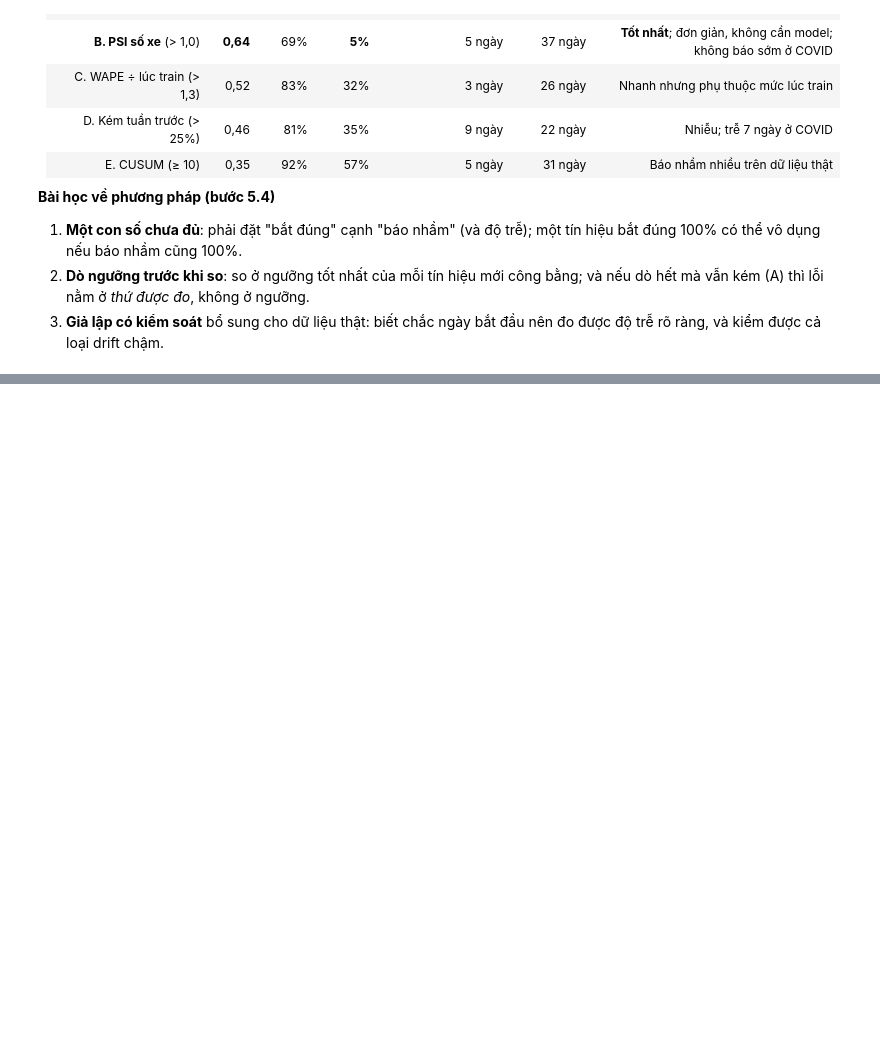
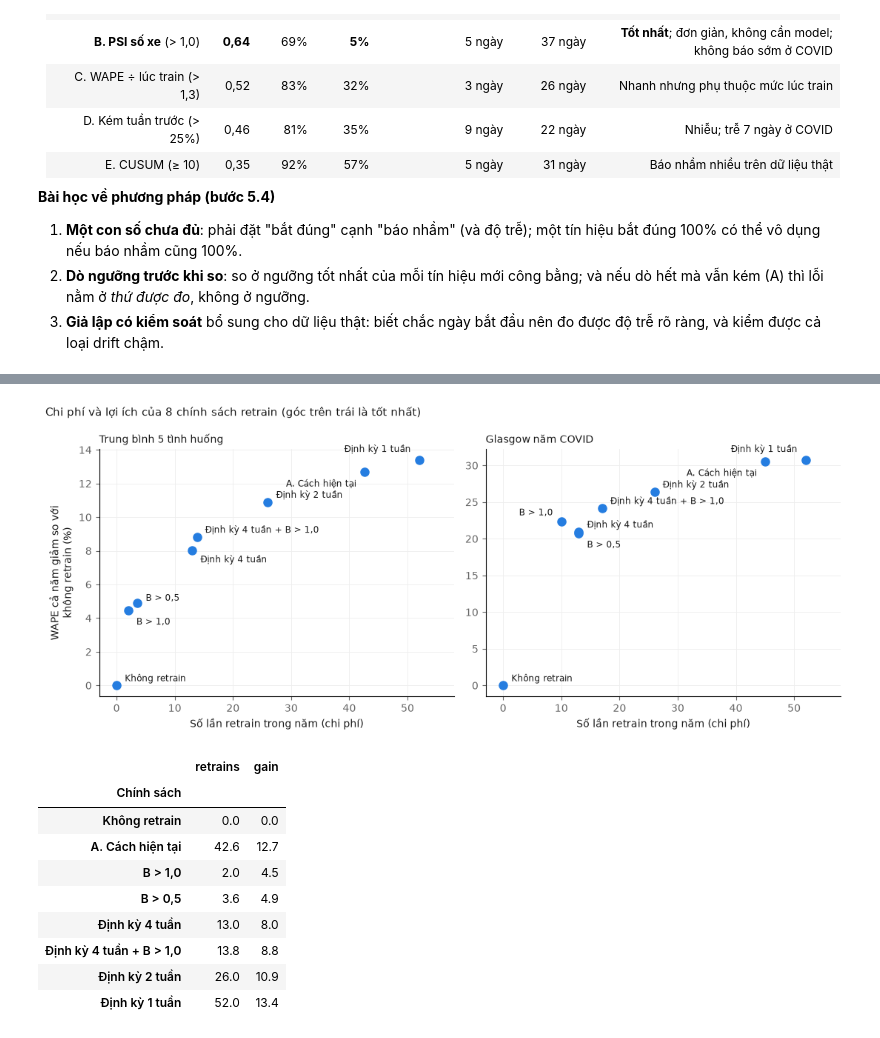
Before and after one commit to Phuctt205dev/adaptive-mlops-traffic-forecast-self-research-NT114.Q21, a Jupyter notebook: experiments/notebooks/E3-drift-retrain.ipynb, the cells around one changed output, grey strips where cells are left out. Cells and saved outputs as stored; diff of their text form; code cells hidden in the pictures; blank space fills up the shorter version.

Commit message:
docs: add E3 step 5.5 and report (retrain policy simulation, recommendation: scheduled retrain plus traffic PSI)

```diff
--- a/experiments/notebooks/E3-drift-retrain.ipynb
+++ b/experiments/notebooks/E3-drift-retrain.ipynb
@@ -829,0 +851,20 @@ syn.pivot_table(index=["Tín hiệu", "Ngưỡng"], columns="Giả lập", value
+# %%
+RULES = {"B > 1,0": lambda d: d.B_value > 1.0,
+         "B > 0,5": lambda d: d.B_value > 0.5,
+         "B > 1,0 hoặc C > 3": lambda d: (d.B_value > 1.0) | (d.C_value > 3),
+         "B > 1,0 hoặc C > 2": lambda d: (d.B_value > 1.0) | (d.C_value > 2),
+         "B > 1,0 hoặc C > 1,5": lambda d: (d.B_value > 1.0) | (d.C_value > 1.5),
+         "B > 0,2 và C > 1,3": lambda d: (d.B_value > 0.2) & (d.C_value > 1.3),
+         "B > 1,0 hoặc (B > 0,2 và C > 1,5)": lambda d: (d.B_value > 1.0) | ((d.B_value > 0.2) & (d.C_value > 1.5))}
+rows = []
+for rule, f in RULES.items():
+    tp = fp = fn = tn = 0
+    for name in REAL:
+        truth = truths[name]
+        alarm = f(sigs[name].reindex(truth.index)).fillna(False).astype(bool)
+        need = truth.needs_retrain
+        tp += int((alarm & need).sum()); fp += int((alarm & ~need).sum())
+        fn += int((~alarm & need).sum()); tn += int((~alarm & ~need).sum())
+    rows.append({"Quy tắc": rule, "Bắt đúng (%)": 100 * tp / (tp + fn), "Báo nhầm (%)": 100 * fp / (fp + tn),
+                 "Điểm J": tp / (tp + fn) - fp / (fp + tn)})
+pd.DataFrame(rows).set_index("Quy tắc").round(2)
@@ -829,0 +956,37 @@ syn.pivot_table(index=["Tín hiệu", "Ngưỡng"], columns="Giả lập", value
+# %%
+summary = policies.groupby("Chính sách", sort=False).agg(
+    retrains=("Số lần retrain", "mean"), gain=("Giảm so với không retrain (%)", "mean"))
+covid = policies[policies["Tình huống"] == "Glasgow COVID"].set_index("Chính sách")
+fig, axes = plt.subplots(1, 2, figsize=(11, 4.6), sharex=True)
+# Vị trí nhãn (dx, dy, căn lề) đặt riêng cho từng điểm để không chồng nhau.
+OFFSETS = [{"B > 1,0": (8, -14, "left"), "B > 0,5": (8, 2, "left"), "Định kỳ 4 tuần": (8, -12, "left"),
+            "A. Cách hiện tại": (-8, -14, "right"), "Định kỳ 1 tuần": (-8, 8, "right")},
+           {"B > 1,0": (-8, 6, "right"), "B > 0,5": (8, -14, "left"), "Định kỳ 4 tuần": (8, 4, "left"),
+            "A. Cách hiện tại": (-8, -14, "right"), "Định kỳ 1 tuần": (-8, 8, "right")}]
+for ax, offsets, (x, y, title) in zip(axes, OFFSETS, [(summary.retrains, summary.gain, "Trung bình 5 tình huống"),
+                                     (covid["Số lần retrain"], covid["Giảm so với không retrain (%)"], "Glasgow năm COVID")]):
+    ax.plot(x, y, "o", color=BLUE, ms=8)
+    for label in x.index:
+        dx, dy, ha = offsets.get(label, (8, 4, "left"))
+        ax.annotate(label, (x[label], y[label]), xytext=(dx, dy), textcoords="offset points", fontsize=8.5,
+                    color=INK, ha=ha)
+    ax.set_xlim(-3, 58)
+    ax.set_title(title, loc="left", fontsize=10, color=INK)
+    ax.set_xlabel("Số lần retrain trong năm (chi phí)", color=INK)
+    ax.spines[["top", "right"]].set_visible(False); ax.grid(color="#eeeeee", lw=0.6); ax.tick_params(colors=MUTED)
+axes[0].set_ylabel("WAPE cả năm giảm so với\nkhông retrain (%)", color=INK)
+fig.suptitle("Chi phí và lợi ích của 8 chính sách retrain (góc trên trái là tốt nhất)", x=0.01, ha="left", fontsize=11, color=INK)
+fig.tight_layout(); fig.savefig(FIG / "E3-7-retrain-policies.png", dpi=150); plt.show()
+summary.round(1)
+# %% [output]
+[figure, added]
+|  | retrains | gain |
+| Chính sách |  |  |
+| Không retrain | 0.0 | 0.0 |
+| A. Cách hiện tại | 42.6 | 12.7 |
+| B > 1,0 | 2.0 | 4.5 |
+| B > 0,5 | 3.6 | 4.9 |
+| Định kỳ 4 tuần | 13.0 | 8.0 |
+| Định kỳ 4 tuần + B > 1,0 | 13.8 | 8.8 |
+| Định kỳ 2 tuần | 26.0 | 10.9 |
+| Định kỳ 1 tuần | 52.0 | 13.4 |
```
Also changed, not shown: parts of 7 cells of this notebook, 6 other files.
